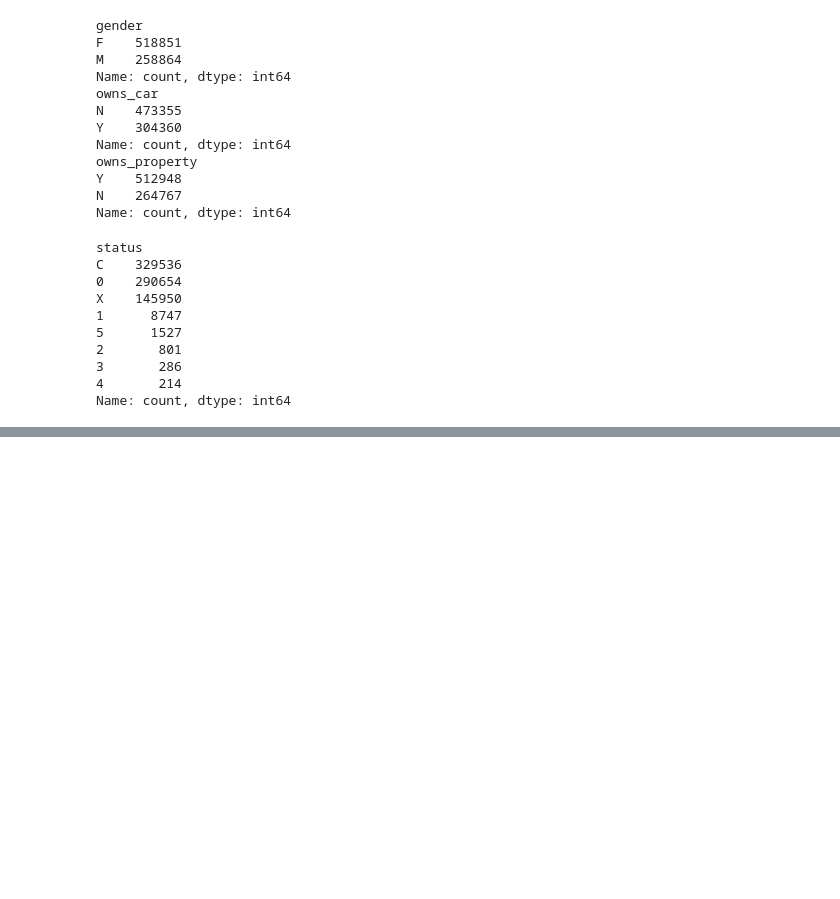
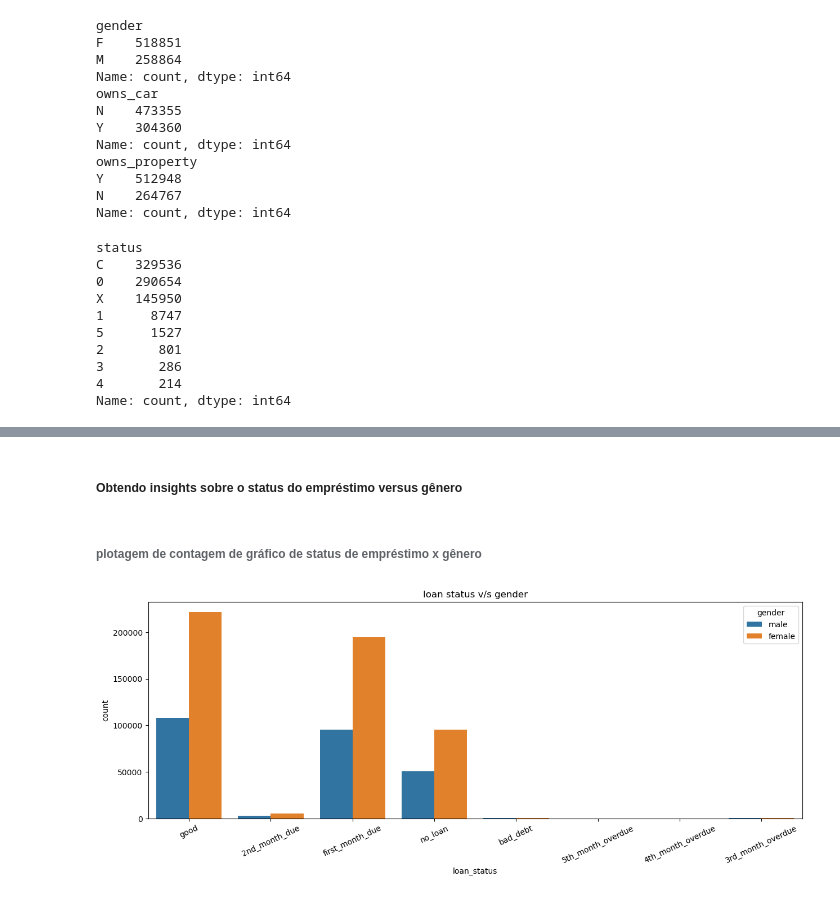
Before and after one commit to RodrigoD4v/credit-crad-risk-analysis, a Jupyter notebook: notebooks/credit_card_approval.ipynb, the cells around one changed output, grey strips where cells are left out. Cells and saved outputs as stored; diff of their text form; code cells hidden in the pictures; blank space fills up the shorter version.

```diff
--- a/notebooks/credit_card_approval.ipynb
+++ b/notebooks/credit_card_approval.ipynb
@@ -413,0 +494,13 @@ Name: count, dtype: int64
+# %% [markdown]
+##### Obtendo insights sobre o status do empréstimo versus gênero
+# %% [markdown]
+###### plotagem de contagem de gráfico de status de empréstimo x gênero
+# %%
+plt.figure(figsize=(15, 5))
+
+sns.countplot(data=df, x=df['loan_status'], hue=df['gender'])
+plt.title('loan status v/s gender')
+plt.xticks(rotation=25)
+plt.show()
+# %% [output]
+[figure, added]
```
Also changed, not shown: parts of 57 cells of this notebook.
